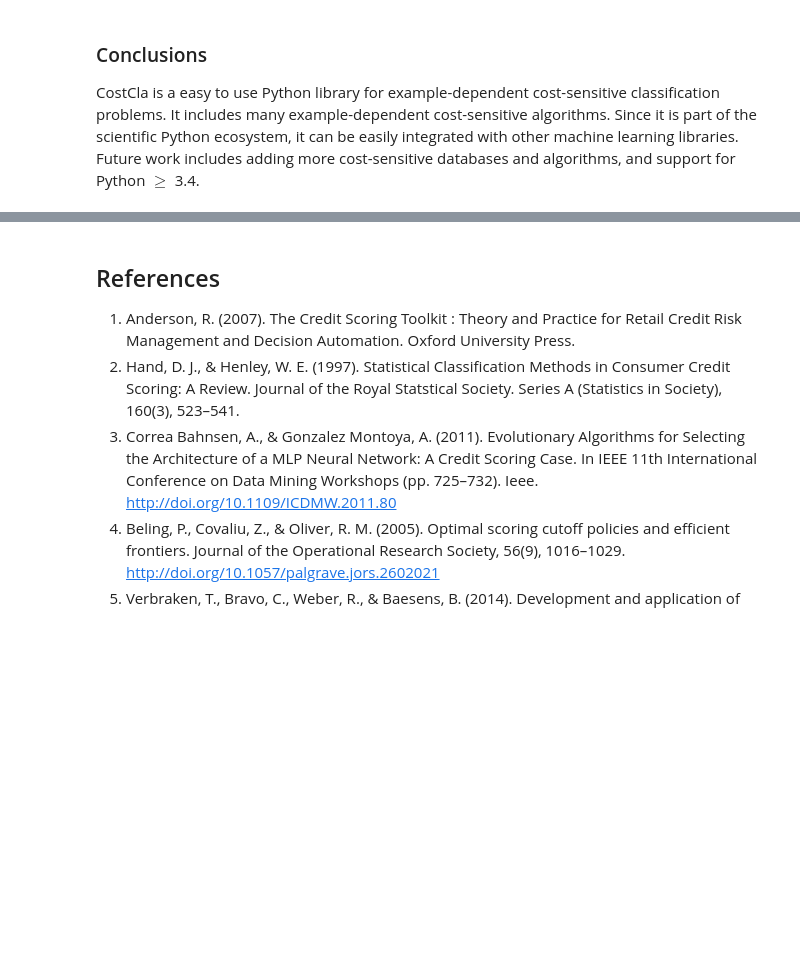
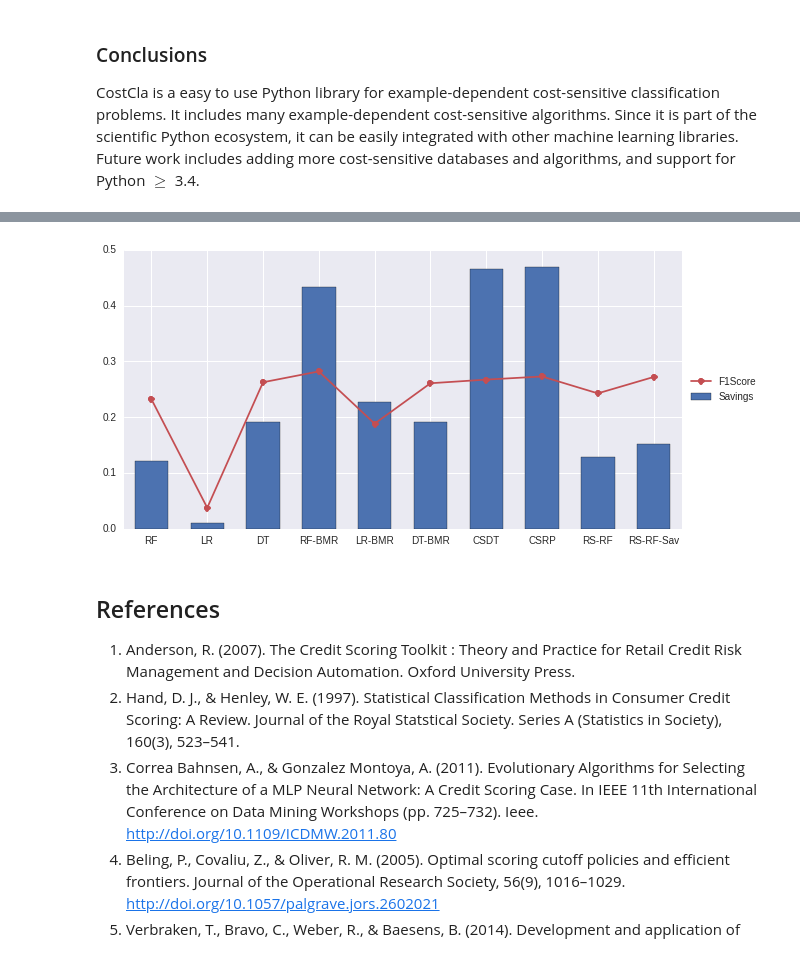
Before and after one commit to albahnsen/CostSensitiveClassification, a Jupyter notebook: doc/tutorials/tutorial_edcs_credit_scoring.ipynb, the cells around one changed output, grey strips where cells are left out. Drawn from its saved outputs; the diff is of its cells as text; code cells hidden in the pictures; blank space fills up the shorter version.

```diff
--- a/doc/tutorials/tutorial_edcs_credit_scoring.ipynb
+++ b/doc/tutorials/tutorial_edcs_credit_scoring.ipynb
@@ -609,0 +714,15 @@ algorithms, and support for Python $\ge$ 3.4.
+# %%
+def _savings(clf, X, y):
+    # Temporal function that receives X=[X_train, cost_mat_train], y= Y_train
+    # reconstruct cost mat
+    x = X[:, :-4]
+    cost_mat = X[:, -4:]
+    clf.fit(x, y)
+    c = clf.predict(x)
+    return savings_score(y, c, cost_mat)
+
+f_ = RandomizedSearchCV(clf, param_distributions=param_dist,
+                        n_iter=50, n_jobs=4, scoring=_savings, verbose=1)
+f_.fit(np.hstack((X_train, cost_mat_train)), y_train)
+
+report(f_.grid_scores_)
@@ -609,0 +745,14 @@ algorithms, and support for Python $\ge$ 3.4.
+# %%
+# Fit a RF with the best params
+classifiers["RS-RF-Sav"] = {"f": RandomForestClassifier(**f_.best_params_)}
+# Fit
+classifiers["RS-RF-Sav"]["f"].fit(X_train, y_train)
+# Predict
+classifiers["RS-RF-Sav"]["c"] = classifiers["RS-RF-Sav"]["f"].predict(X_test)
+# Evaluate
+results.loc["RS-RF-Sav"] = 0
+results.loc["RS-RF-Sav", measures.keys()] = \
+[measures[measure](y_test, classifiers["RS-RF-Sav"]["c"]) for measure in measures.keys()]
+results["sav"].loc["RS-RF-Sav"] = savings_score(y_test, classifiers["RS-RF-Sav"]["c"], cost_mat_test)
+
+print results
@@ -610,3 +771,17 @@ algorithms, and support for Python $\ge$ 3.4.
+# %%
+# Plot the results
+ind = np.arange(results.shape[0])
+figsize(10, 5)
+ax = plt.subplot(111)
+l = ax.plot(ind, results["f1"], "-o", label='F1Score', color=colors[2])
+b = ax.bar(ind-0.3, results['sav'], 0.6, label='Savings', color=colors[0])
+plt.legend(loc='center left', bbox_to_anchor=(1, 0.5))
+ax.set_xlim([-0.5, ind[-1]+.5])
+ax.set_xticks(ind)
+ax.set_xticklabels(results.index)
+plt.show()
+# %% [output]
+[figure, added]
 # %% [markdown]
 ## References
 1. Anderson, R. (2007). The Credit Scoring Toolkit : Theory and Practice for Retail Credit Risk Management and Decision Automation. Oxford University Press.
```
Also changed, not shown: parts of 18 cells of this notebook.
